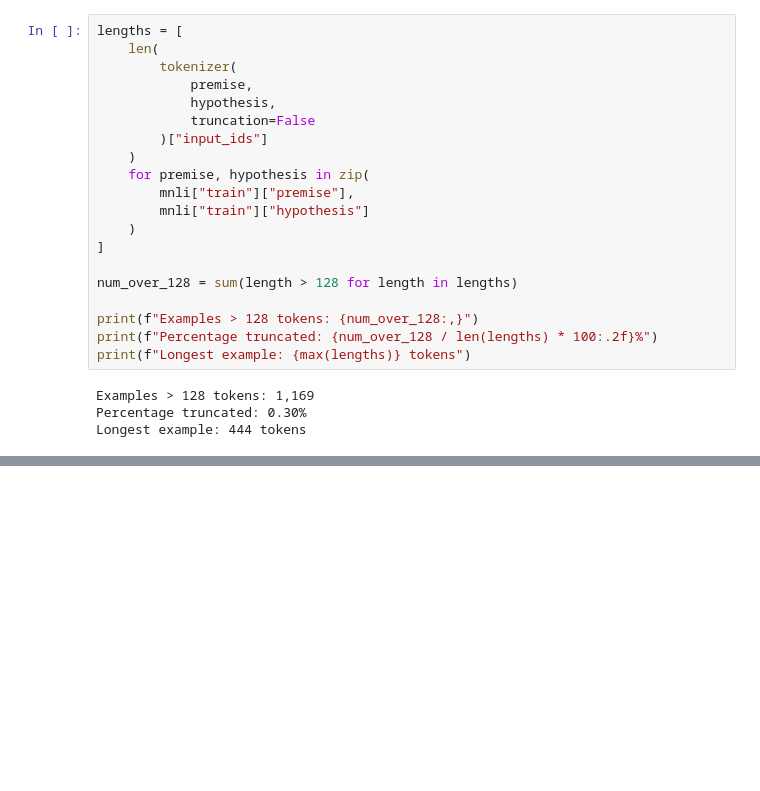
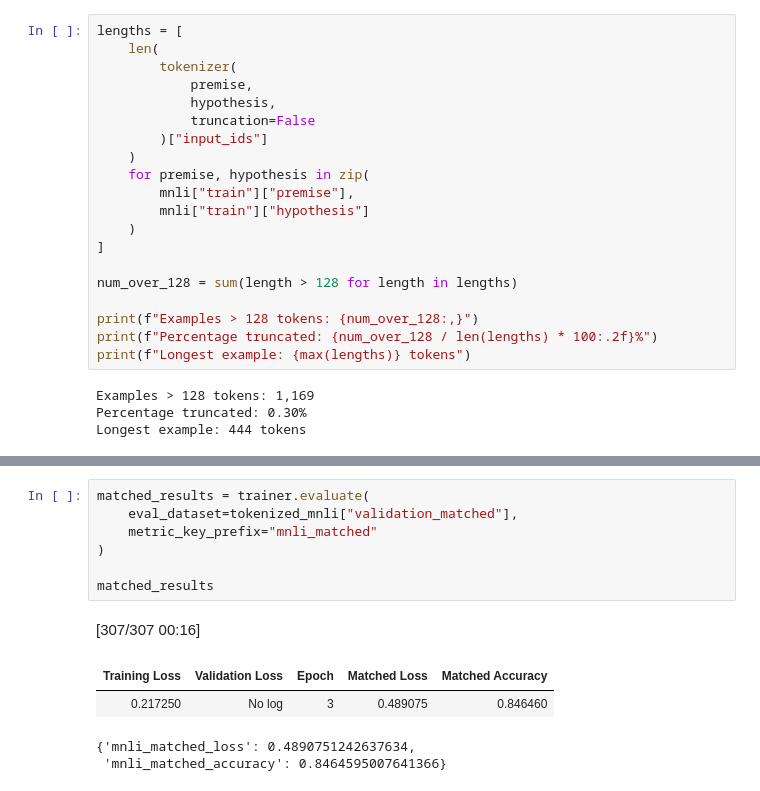
Before and after one commit to MR473/Quantization-Spurious-Heuristics-in-Transformers, a Jupyter notebook: notebooks/fp32_baseline.ipynb, the cells around one changed output, grey strips where cells are left out. Cells and saved outputs as stored; diff of their text form; blank space fills up the shorter version.

```diff
--- a/notebooks/fp32_baseline.ipynb
+++ b/notebooks/fp32_baseline.ipynb
@@ -225,0 +403,13 @@ Longest example: 444 tokens
+# %%
+matched_results = trainer.evaluate(
+    eval_dataset=tokenized_mnli["validation_matched"],
+    metric_key_prefix="mnli_matched"
+)
+
+matched_results
+# %% [output]
+[307/307 00:16]
+| Training Loss | Validation Loss | Epoch | Matched Loss | Matched Accuracy |
+| 0.217250 | No log | 3 | 0.489075 | 0.846460 |
+{'mnli_matched_loss': 0.4890751242637634,
+ 'mnli_matched_accuracy': 0.8464595007641366}
```
Also changed, not shown: parts of 27 cells of this notebook.
